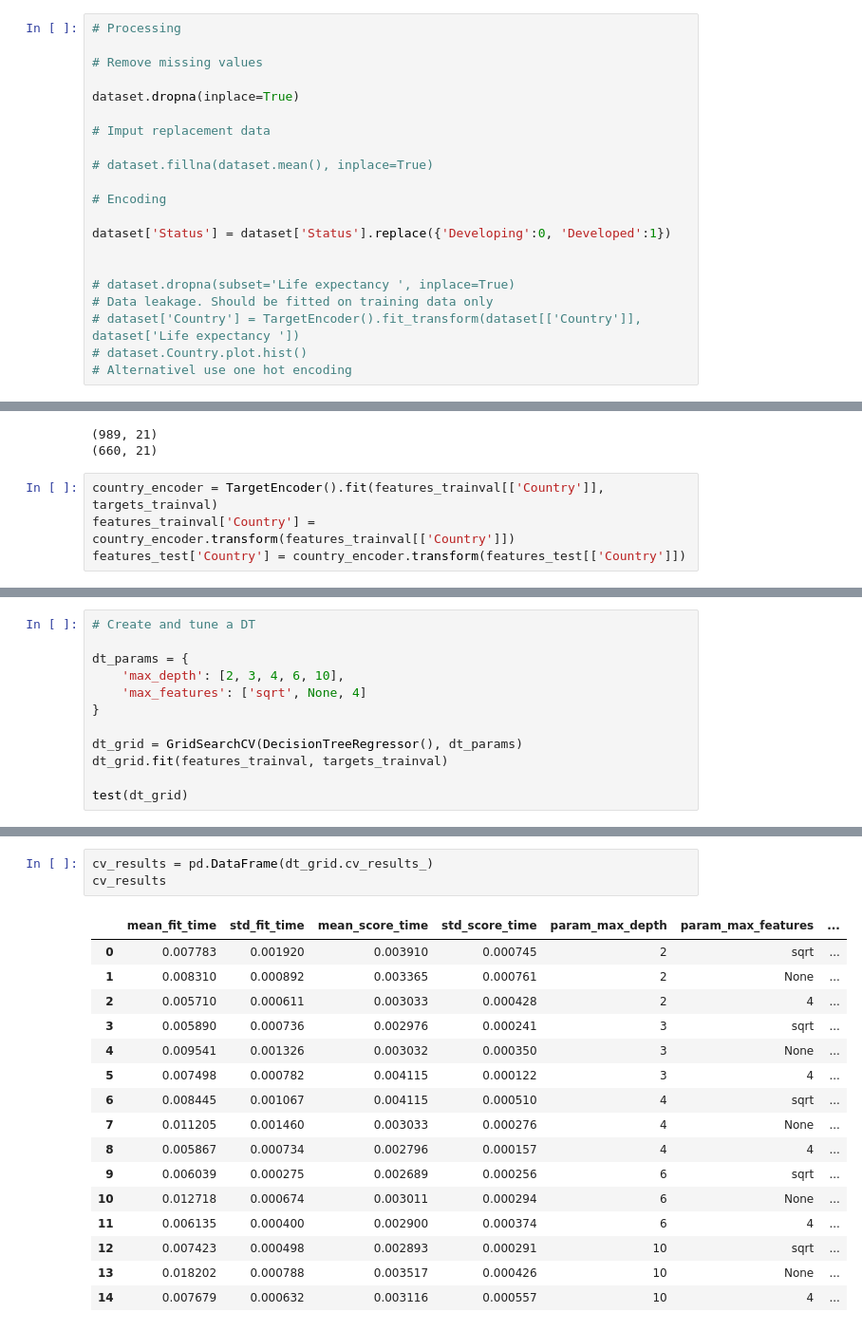
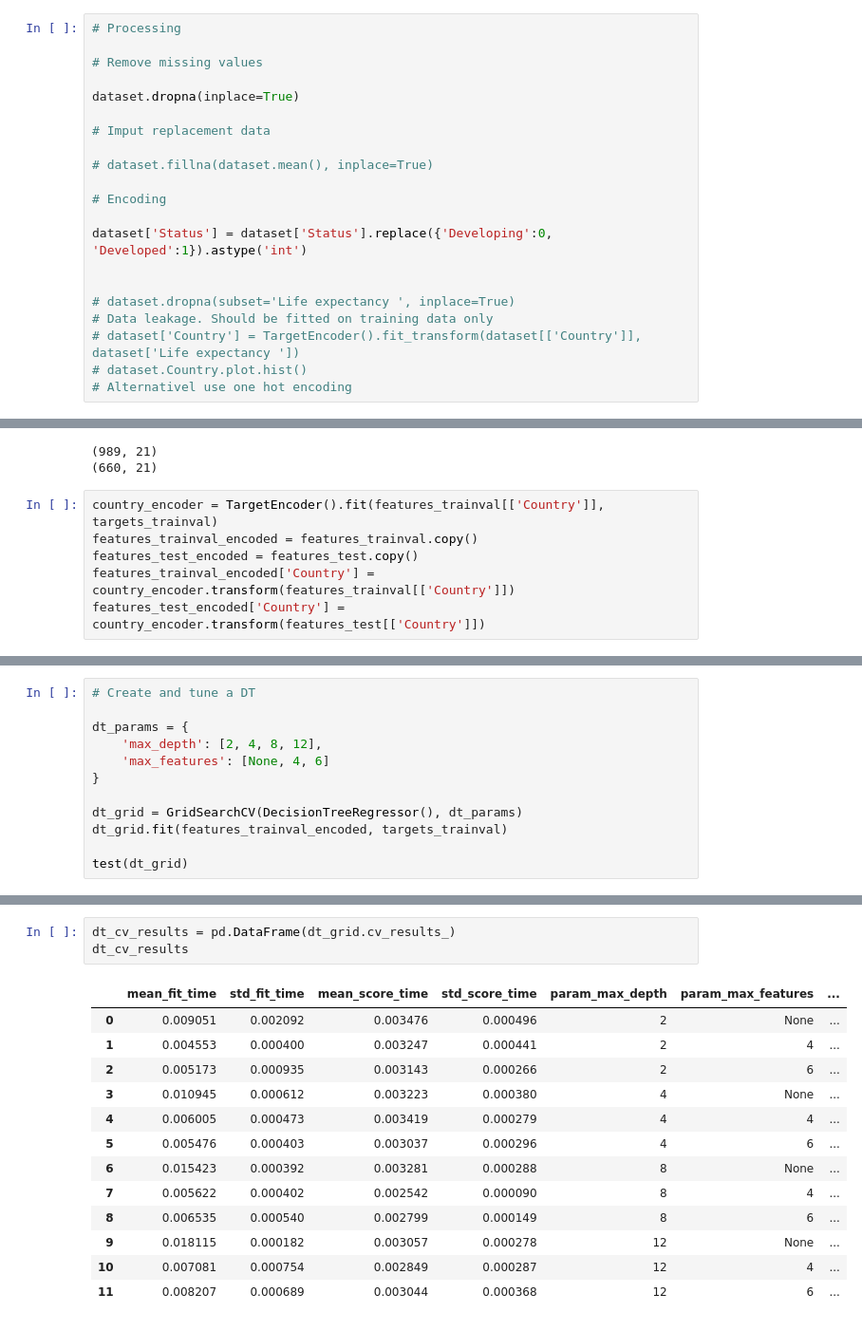
Before and after one commit to PCupboard/praktisk-maskin-learn, a Jupyter notebook: advanced_deep_learning/workshop_0610.ipynb, the cells around one changed output, grey strips where cells are left out. Shown at 95% size. Drawn from its saved outputs; the diff is of its cells as text.

```diff
--- a/advanced_deep_learning/workshop_0610.ipynb
+++ b/advanced_deep_learning/workshop_0610.ipynb
@@ -156,7 +159,7 @@ dataset.dropna(inplace=True)
 
 # Encoding
 
-dataset['Status'] = dataset['Status'].replace({'Developing':0, 'Developed':1})
+dataset['Status'] = dataset['Status'].replace({'Developing':0, 'Developed':1}).astype('int')
 
 
 # dataset.dropna(subset='Life expectancy ', inplace=True)
@@ -195,7 +198,9 @@ print(features_test.shape)
 (660, 21)
 # %%
 country_encoder = TargetEncoder().fit(features_trainval[['Country']], targets_trainval)
-features_trainval['Country'] = country_encoder.transform(features_trainval[['Country']])
-features_test['Country'] = country_encoder.transform(features_test[['Country']])
+features_trainval_encoded = features_trainval.copy()
+features_test_encoded = features_test.copy()
+features_trainval_encoded['Country'] = country_encoder.transform(features_trainval[['Country']])
+features_test_encoded['Country'] = country_encoder.transform(features_test[['Country']])
 # %%
 def test(model):
@@ -207,12 +212,12 @@ def test(model):
 # Create and tune a DT
 
 dt_params = {
-    'max_depth': [2, 3, 4, 6, 10],
-    'max_features': ['sqrt', None, 4]
+    'max_depth': [2, 4, 8, 12],
+    'max_features': [None, 4, 6]
 }
 
 dt_grid = GridSearchCV(DecisionTreeRegressor(), dt_params)
-dt_grid.fit(features_trainval, targets_trainval)
+dt_grid.fit(features_trainval_encoded, targets_trainval)
 
 test(dt_grid)
 # %% [output]
@@ -222,20 +227,17 @@ R2: 0.931660984041479
 # %%
-cv_results = pd.DataFrame(dt_grid.cv_results_)
-cv_results
+dt_cv_results = pd.DataFrame(dt_grid.cv_results_)
+dt_cv_results
 # %% [output]
 |  | mean_fit_time | std_fit_time | mean_score_time | std_score_time | param_max_depth | param_max_features | ... |
-| 0 | 0.007783 | 0.001920 | 0.003910 | 0.000745 | 2 | sqrt | ... |
-| 1 | 0.008310 | 0.000892 | 0.003365 | 0.000761 | 2 | None | ... |
-| 2 | 0.005710 | 0.000611 | 0.003033 | 0.000428 | 2 | 4 | ... |
-| 3 | 0.005890 | 0.000736 | 0.002976 | 0.000241 | 3 | sqrt | ... |
-| 4 | 0.009541 | 0.001326 | 0.003032 | 0.000350 | 3 | None | ... |
-| 5 | 0.007498 | 0.000782 | 0.004115 | 0.000122 | 3 | 4 | ... |
-| 6 | 0.008445 | 0.001067 | 0.004115 | 0.000510 | 4 | sqrt | ... |
-| 7 | 0.011205 | 0.001460 | 0.003033 | 0.000276 | 4 | None | ... |
-| 8 | 0.005867 | 0.000734 | 0.002796 | 0.000157 | 4 | 4 | ... |
-| 9 | 0.006039 | 0.000275 | 0.002689 | 0.000256 | 6 | sqrt | ... |
-| 10 | 0.012718 | 0.000674 | 0.003011 | 0.000294 | 6 | None | ... |
-| 11 | 0.006135 | 0.000400 | 0.002900 | 0.000374 | 6 | 4 | ... |
-| 12 | 0.007423 | 0.000498 | 0.002893 | 0.000291 | 10 | sqrt | ... |
-| 13 | 0.018202 | 0.000788 | 0.003517 | 0.000426 | 10 | None | ... |
-| 14 | 0.007679 | 0.000632 | 0.003116 | 0.000557 | 10 | 4 | ... |
+| 0 | 0.009051 | 0.002092 | 0.003476 | 0.000496 | 2 | None | ... |
+| 1 | 0.004553 | 0.000400 | 0.003247 | 0.000441 | 2 | 4 | ... |
+| 2 | 0.005173 | 0.000935 | 0.003143 | 0.000266 | 2 | 6 | ... |
+| 3 | 0.010945 | 0.000612 | 0.003223 | 0.000380 | 4 | None | ... |
+| 4 | 0.006005 | 0.000473 | 0.003419 | 0.000279 | 4 | 4 | ... |
+| 5 | 0.005476 | 0.000403 | 0.003037 | 0.000296 | 4 | 6 | ... |
+| 6 | 0.015423 | 0.000392 | 0.003281 | 0.000288 | 8 | None | ... |
+| 7 | 0.005622 | 0.000402 | 0.002542 | 0.000090 | 8 | 4 | ... |
+| 8 | 0.006535 | 0.000540 | 0.002799 | 0.000149 | 8 | 6 | ... |
+| 9 | 0.018115 | 0.000182 | 0.003057 | 0.000278 | 12 | None | ... |
+| 10 | 0.007081 | 0.000754 | 0.002849 | 0.000287 | 12 | 4 | ... |
+| 11 | 0.008207 | 0.000689 | 0.003044 | 0.000368 | 12 | 6 | ... |
```
Also changed, not shown: parts of 14 cells of this notebook, 1 other file.
